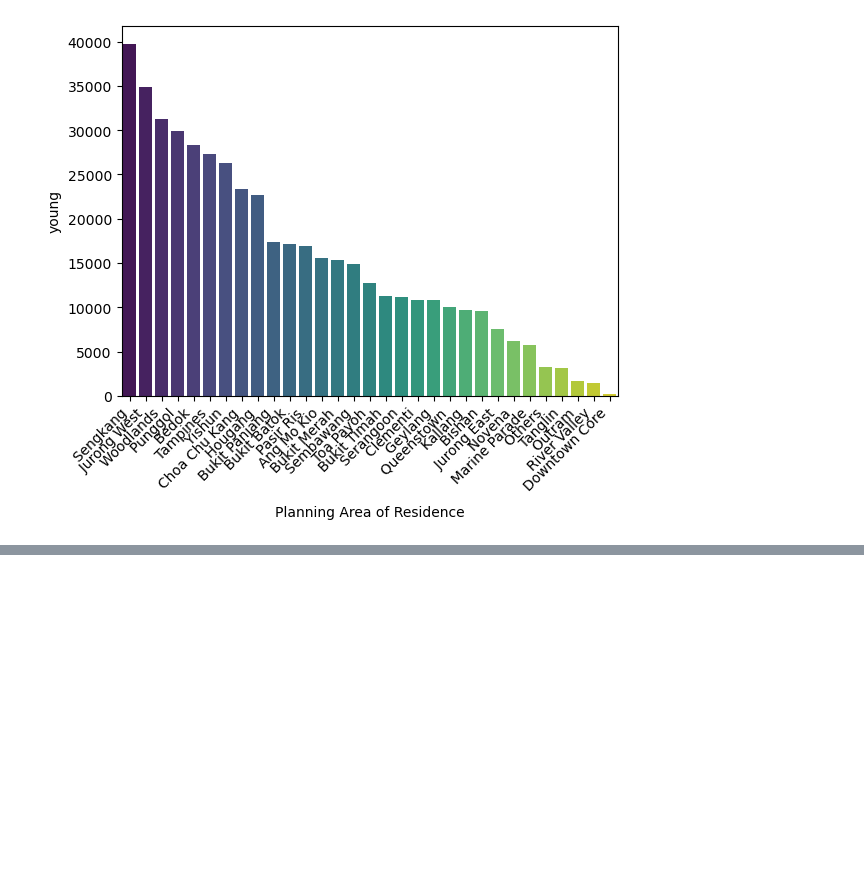
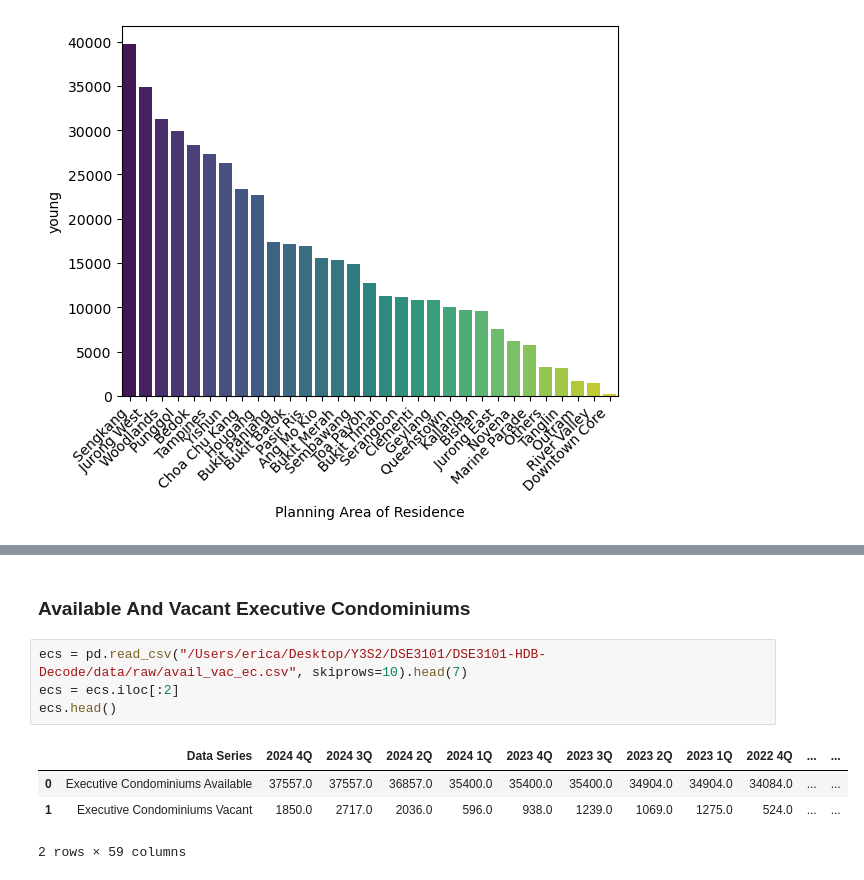
Before and after one commit to yuntsingg/DSE3101-HDB-Decode, a Jupyter notebook: code/Depstats_data.ipynb, the cells around one changed output, grey strips where cells are left out. Saved outputs shown, nothing was run; the diff lists cells and outputs as text; blank space fills up the shorter version.

```diff
--- a/code/Depstats_data.ipynb
+++ b/code/Depstats_data.ipynb
@@ -106,0 +119,11 @@ plt.xticks(rotation=45, ha="right")
+# %% [markdown]
+### Available And Vacant Executive Condominiums
+# %%
+ecs = pd.read_csv("/Users/erica/Desktop/Y3S2/DSE3101/DSE3101-HDB-Decode/data/raw/avail_vac_ec.csv", skiprows=10).head(7)
+ecs = ecs.iloc[:2]
+ecs.head()
+# %% [output]
+|  | Data Series | 2024 4Q | 2024 3Q | 2024 2Q | 2024 1Q | 2023 4Q | 2023 3Q | 2023 2Q | 2023 1Q | 2022 4Q | ... | ... |
+| 0 | Executive Condominiums Available | 37557.0 | 37557.0 | 36857.0 | 35400.0 | 35400.0 | 35400.0 | 34904.0 | 34904.0 | 34084.0 | ... | ... |
+| 1 | Executive Condominiums Vacant | 1850.0 | 2717.0 | 2036.0 | 596.0 | 938.0 | 1239.0 | 1069.0 | 1275.0 | 524.0 | ... | ... |
+2 rows × 59 columns
```
Also changed, not shown: parts of 15 cells of this notebook, 10 other files.
